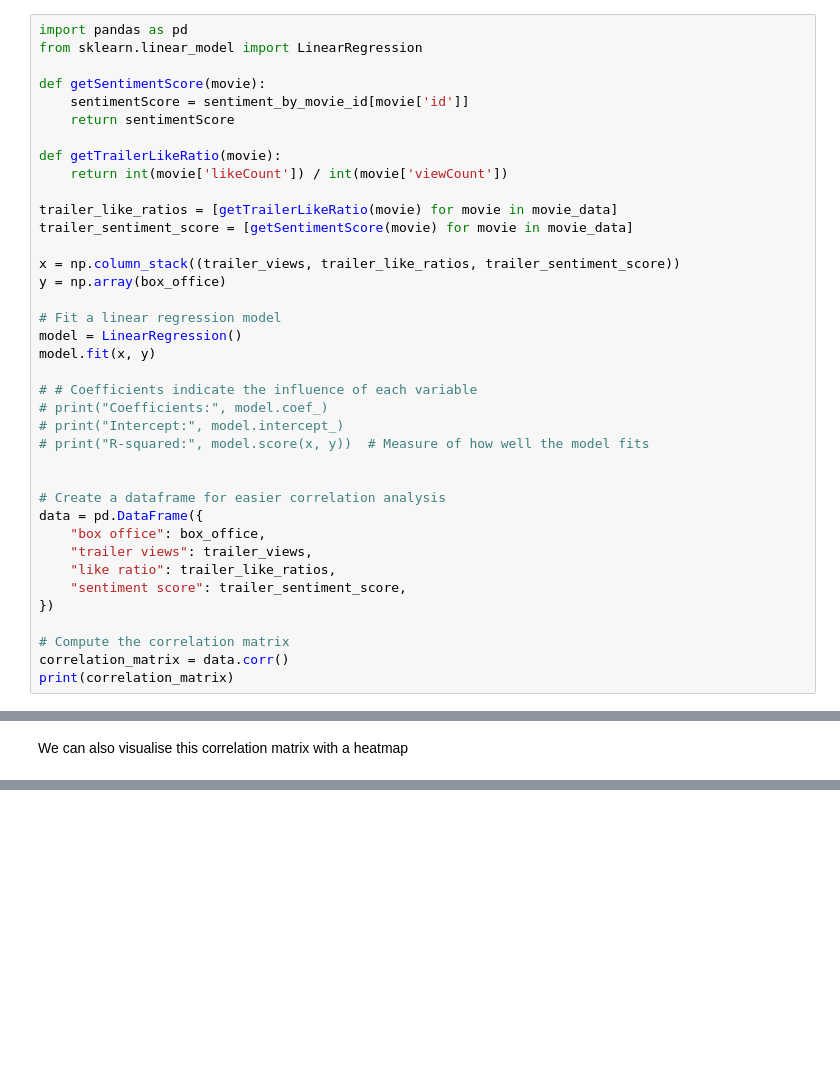
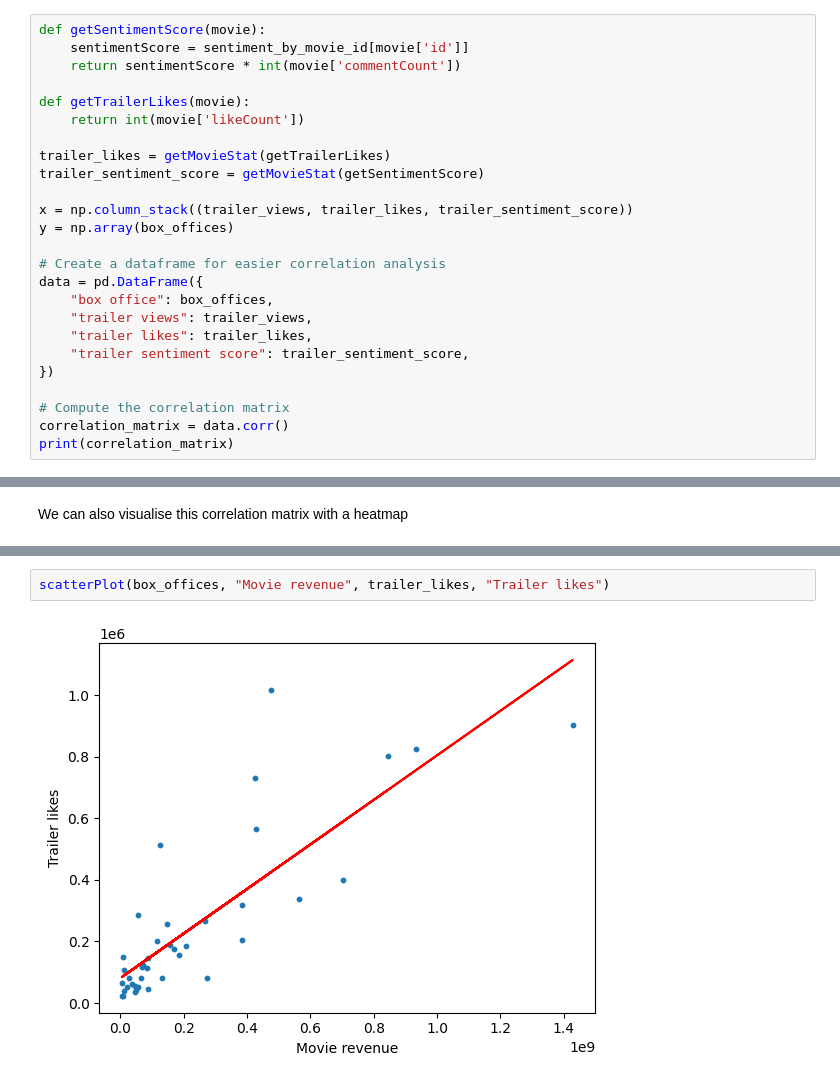
Before and after one commit to SamSlotemaker/social-web-analysis, a Jupyter notebook: research_paper_notebook.ipynb, the cells around one changed output, grey strips where cells are left out. Saved outputs shown, nothing was run; the diff lists cells and outputs as text; blank space fills up the shorter version.

```diff
--- a/research_paper_notebook.ipynb
+++ b/research_paper_notebook.ipynb
@@ -116,38 +155,25 @@ correlation number is 0.7752875522335961.
 # %% [markdown]
 The cell below also take the trailer like ratio and sentiment score into account and shows a correlation_matrix between the variables
 # %%
-import pandas as pd
-from sklearn.linear_model import LinearRegression
-
 def getSentimentScore(movie):
     sentimentScore = sentiment_by_movie_id[movie['id']]
-    return sentimentScore
+    return sentimentScore * int(movie['commentCount'])
 
-def getTrailerLikeRatio(movie):
-    return int(movie['likeCount']) / int(movie['viewCount'])
+def getTrailerLikes(movie):
+    return int(movie['likeCount'])
 
-trailer_like_ratios = [getTrailerLikeRatio(movie) for movie in movie_data]
-trailer_sentiment_score = [getSentimentScore(movie) for movie in movie_data]
+trailer_likes = getMovieStat(getTrailerLikes)
+trailer_sentiment_score = getMovieStat(getSentimentScore)
 
-x = np.column_stack((trailer_views, trailer_like_ratios, trailer_sentiment_score))
-y = np.array(box_office)
-
-# Fit a linear regression model
-model = LinearRegression()
-model.fit(x, y)
-
-# # Coefficients indicate the influence of each variable
-# print("Coefficients:", model.coef_)
-# print("Intercept:", model.intercept_)
-# print("R-squared:", model.score(x, y))  # Measure of how well the model fits
-
+x = np.column_stack((trailer_views, trailer_likes, trailer_sentiment_score))
+y = np.array(box_offices)
 
 # Create a dataframe for easier correlation analysis
 data = pd.DataFrame({
-    "box office": box_office,
+    "box office": box_offices,
     "trailer views": trailer_views,
-    "like ratio": trailer_like_ratios,
-    "sentiment score": trailer_sentiment_score,
+    "trailer likes": trailer_likes,
+    "trailer sentiment score": trailer_sentiment_score,
 })
 
 # Compute the correlation matrix
@@ -179,0 +211,4 @@ plt.show()
+# %%
+scatterPlot(box_offices, "Movie revenue", trailer_likes, "Trailer likes")
+# %% [output]
+[figure, added]
```
Also changed, not shown: parts of 15 cells of this notebook.
